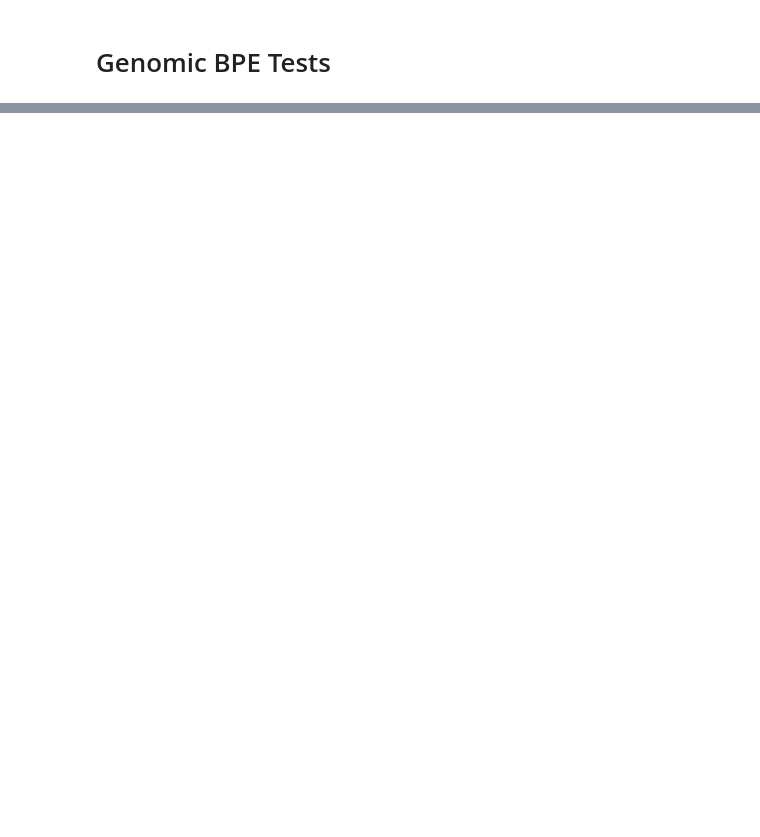
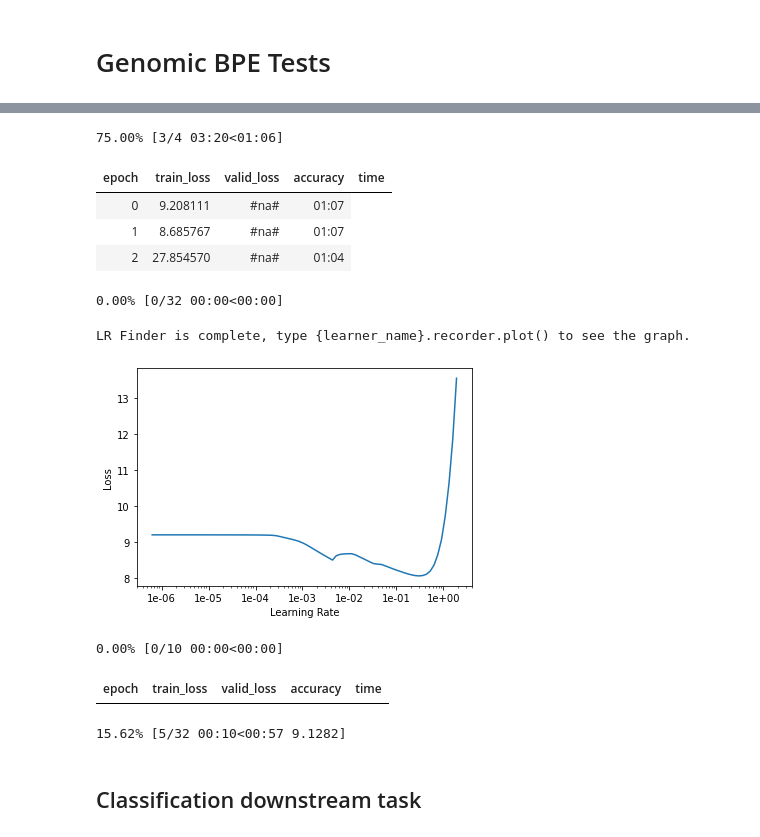
Before and after one commit to MattScicluna/Genomic-ULMFiT, a Jupyter notebook: genomic_bpe_test.ipynb, the cells around one changed output, grey strips where cells are left out. Saved outputs shown, nothing was run; the diff lists cells and outputs as text; code cells hidden in the pictures; blank space fills up the shorter version.

```diff
--- a/genomic_bpe_test.ipynb
+++ b/genomic_bpe_test.ipynb
@@ -158,0 +125,2 @@ s.encode(test_text, out_type=str, enable_sampling=True, alpha=0.1)
+# %%
+train_df, valid_df = split_data(df, 0.9)
@@ -158,0 +283,23 @@ s.encode(test_text, out_type=str, enable_sampling=True, alpha=0.1)
+# %%
+class GenomicTextLMDataBunchSP(TextLMDataBunch):
+    @classmethod
+    def from_df(cls, path:PathOrStr, train_df:DataFrame, valid_df:DataFrame, test_df:Optional[DataFrame]=None,
+                processor:PreProcessor=None, classes:Collection[str]=None, text_cols:IntsOrStrs=1,
+                label_cols:IntsOrStrs=0, label_delim:str=None, bptt=70, collate_fn:Callable=data_collate, bs=64, **kwargs):
+        "Create a `TextDataBunch` from DataFrames. `kwargs` are passed to the dataloader creation."
+        if classes is None and is_listy(label_cols) and len(label_cols) > 1: classes = label_cols
+        src = ItemLists(path, TextList.from_df(train_df, path, cols=text_cols, processor=processor),
+                        TextList.from_df(valid_df, path, cols=text_cols, processor=processor))
+        src = src.label_for_lm()
+        if test_df is not None: src.add_test(TextList.from_df(test_df, path, cols=text_cols))
+        d1 = src.databunch(**kwargs)
+
+        datasets = cls._init_ds(d1.train_ds, d1.valid_ds, d1.test_ds)
+        val_bs = bs
+        datasets = [LanguageModelPreLoader(ds, shuffle=(i==0), bs=(bs if i==0 else val_bs), bptt=bptt, backwards=False)
+                    for i,ds in enumerate(datasets)]
+        dls = [DataLoader(d, b, shuffle=False) for d,b in zip(datasets, (bs,val_bs,val_bs,val_bs)) if d is not None]
+
+        return cls(*dls, path=path, collate_fn=collate_fn, no_check=False)
+
+data = GenomicTextLMDataBunchSP.from_df(path, train_df, valid_df, bs=428, processor=gen_sp_processor, text_cols=0, label_cols=1)
@@ -158,0 +347,6 @@ s.encode(test_text, out_type=str, enable_sampling=True, alpha=0.1)
+# %%
+config = dict(emb_sz=400, n_hid=1150, n_layers=3, pad_token=0, qrnn=False, output_p=0.25,
+                          hidden_p=0.1, input_p=0.2, embed_p=0.02, weight_p=0.15, tie_weights=True, out_bias=True)
+drop_mult = 0.3
+# %%
+learn = get_model_LM(data, drop_mult, config)
@@ -158,0 +373,18 @@ s.encode(test_text, out_type=str, enable_sampling=True, alpha=0.1)
+# %%
+learn.lr_find()
+learn.recorder.plot()
+# %% [output]
+75.00% [3/4 03:20<01:06]
+| epoch | train_loss | valid_loss | accuracy | time |
+| 0 | 9.208111 | #na# | 01:07 |
+| 1 | 8.685767 | #na# | 01:07 |
+| 2 | 27.854570 | #na# | 01:04 |
+0.00% [0/32 00:00<00:00]
+LR Finder is complete, type {learner_name}.recorder.plot() to see the graph.
+[figure, added]
+# %%
+learn.fit_one_cycle(10, 1e-2, moms=(0.8,0.7))
+# %% [output]
+0.00% [0/10 00:00<00:00]
+| epoch | train_loss | valid_loss | accuracy | time |
+15.62% [5/32 00:10<00:57 9.1282]
@@ -158,0 +399,2 @@ s.encode(test_text, out_type=str, enable_sampling=True, alpha=0.1)
+# %% [markdown]
+##  Classification downstream task
```
Also changed, not shown: parts of 51 cells of this notebook.
